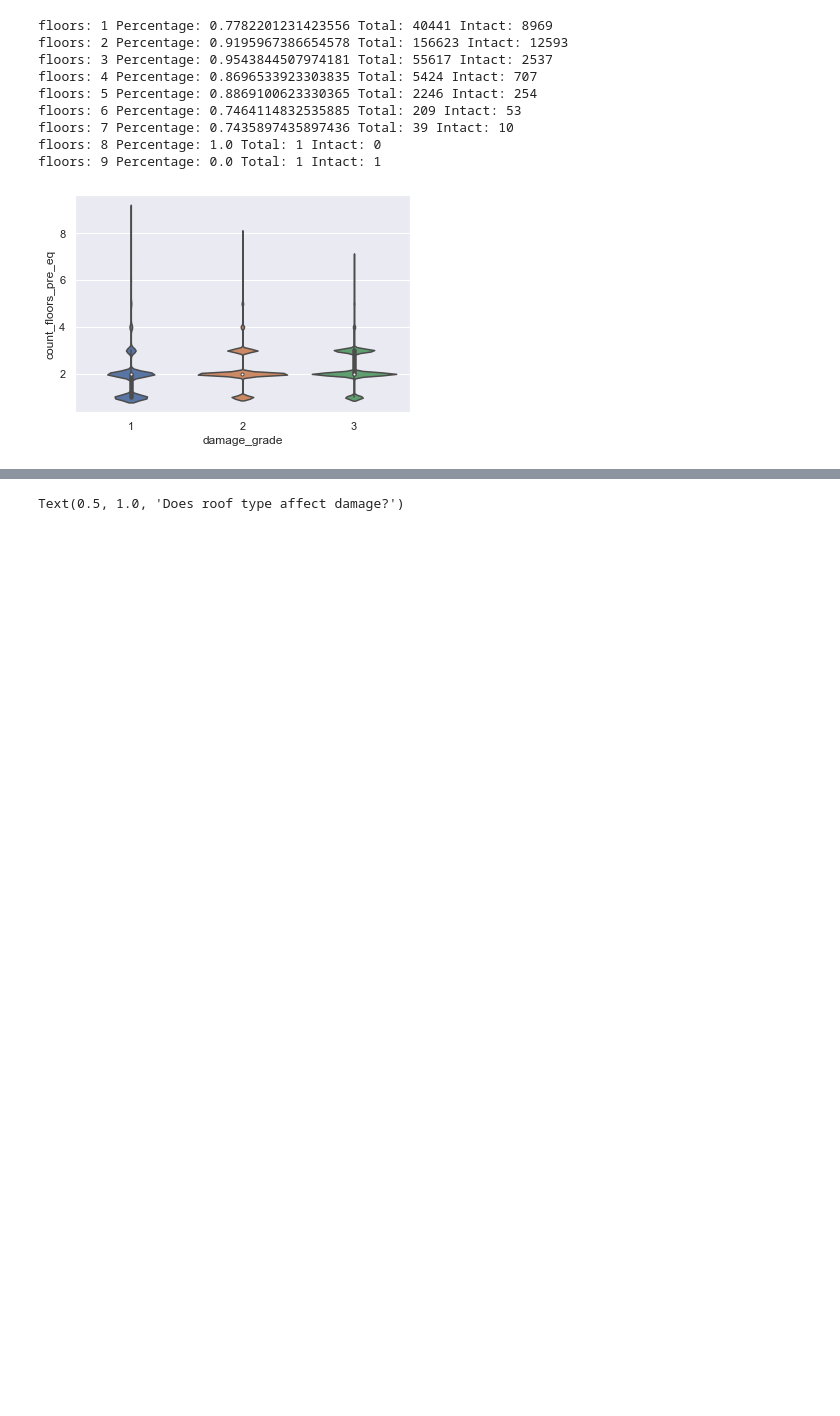
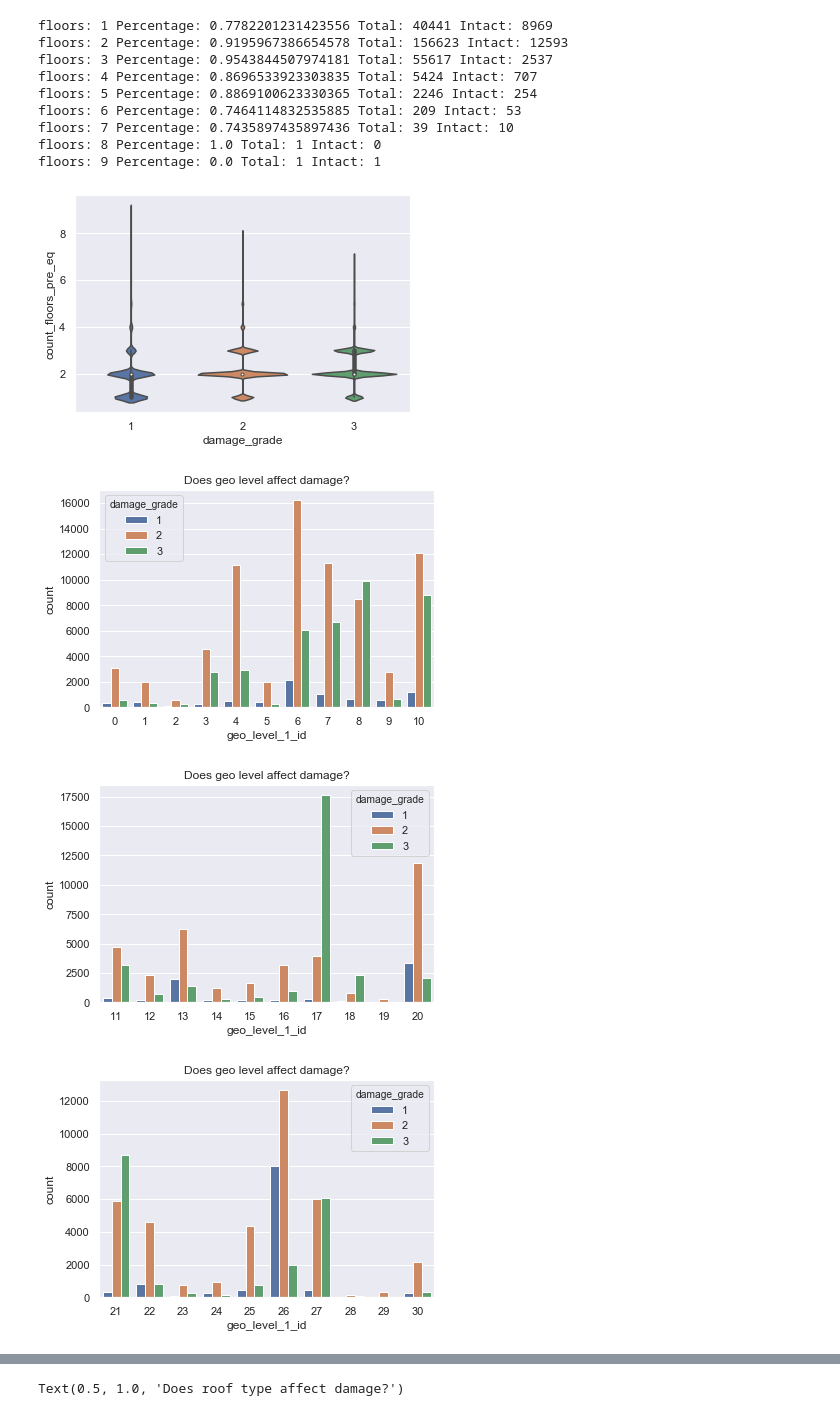
Before and after one commit to jshah39/DataSci, a Jupyter notebook: src/earthquake_elijah.ipynb, the cells around one changed output, grey strips where cells are left out. Drawn from its saved outputs; the diff is of its cells as text; code cells hidden in the pictures; blank space fills up the shorter version.

Commit message:
add geo level analysis

```diff
--- a/src/earthquake_elijah.ipynb
+++ b/src/earthquake_elijah.ipynb
@@ -108,3 +109,23 @@ floors: 9 Percentage: 0.0 Total: 1 Intact: 1
 ax = sb.violinplot(x="damage_grade", y="count_floors_pre_eq", data=combined_data)
 # %% [output]
 [figure]
+# %%
+processed_data_frame = combined_data[combined_data['geo_level_1_id']<11]
+processed_data_frame.head()
+ax = sb.countplot(x="geo_level_1_id", hue="damage_grade", data=processed_data_frame)
+ax.set_title("Does geo level affect damage?")
+plt.show()
+processed_data_frame = combined_data[(combined_data['geo_level_1_id']>10) & (combined_data['geo_level_1_id']<21)]
+processed_data_frame.head()
+ax = sb.countplot(x="geo_level_1_id", hue="damage_grade", data=processed_data_frame)
+ax.set_title("Does geo level affect damage?")
+plt.show()
+processed_data_frame = combined_data[(combined_data['geo_level_1_id']>20) & (combined_data['geo_level_1_id']<31)]
+processed_data_frame.head()
+ax = sb.countplot(x="geo_level_1_id", hue="damage_grade", data=processed_data_frame)
+ax.set_title("Does geo level affect damage?")
+plt.show()
+# %% [output]
+[figure, added]
+[figure, added]
+[figure, added]
```
Also changed, not shown: parts of 5 cells of this notebook.
